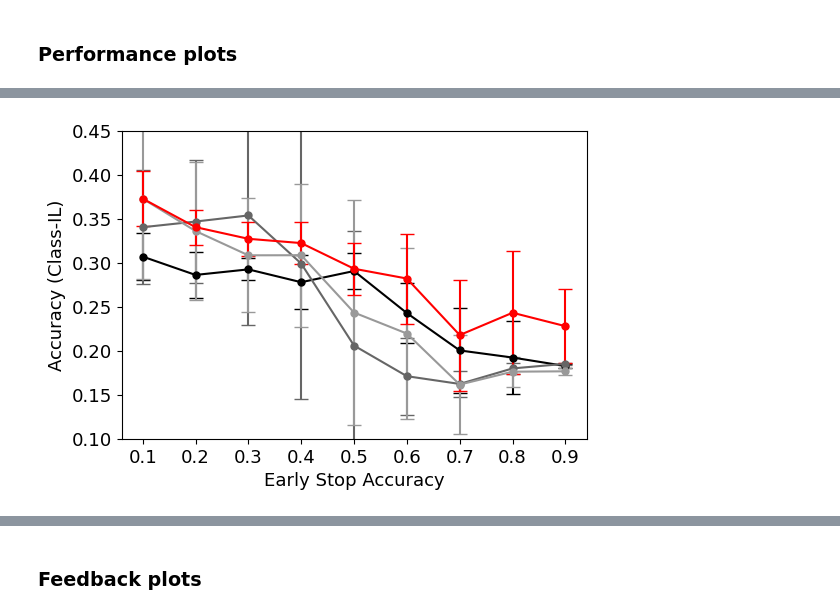
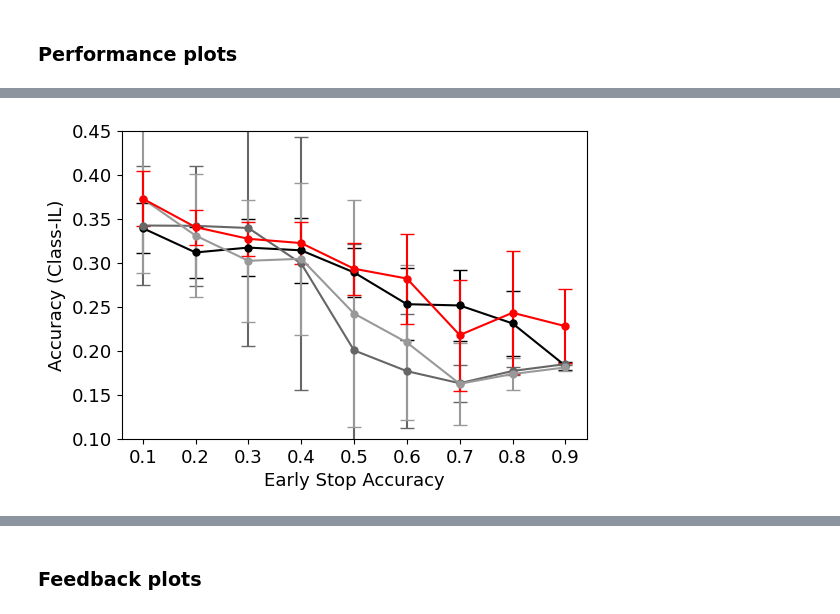
Before and after one commit to pennfranc/bio-inspired-continual-learning, a Jupyter notebook: dfc/notebooks/performance_results.ipynb, the cells around one changed output, grey strips where cells are left out. Drawn from its saved outputs; the diff is of its cells as text; code cells hidden in the pictures.

```diff
--- a/dfc/notebooks/performance_results.ipynb
+++ b/dfc/notebooks/performance_results.ipynb
@@ -21,6 +24,8 @@ pd.set_option('display.max_rows', None)
 FIG_SIZE = (6,4)
 FIG_DIR = 'final-figures/'
 FONTSIZE = 13
+SUBDIR = 'split_mnist-tanh'
+#SUBDIR = ''
 plt.style.use('grayscale')
 # %% [markdown]
 ### Performance plots
@@ -64,7 +56,7 @@ dfc-sparse-rec mean of selected range: 0.33685666666666664
 # %%
 # class-IL, continual learning benchmark comparison, early stop evaluation
-plot_performance('class', 'CLB', 'MIN_ACCU', FIG_DIR, FIG_SIZE, ylim=(0.1, 0.45), fontsize=FONTSIZE)
+plot_performance('class', 'CLB', 'MIN_ACCU', FIG_DIR, FIG_SIZE, ylim=(0.1, 0.45), fontsize=FONTSIZE, subdir=SUBDIR, eval_idx=-1)
 # %% [output]
-[figure, old version]
+[figure, new version]
 # %%
 # class-IL, dfc variants comparison, LR evaluation
```
Also changed, not shown: parts of 8 cells of this notebook, 5 other files.
